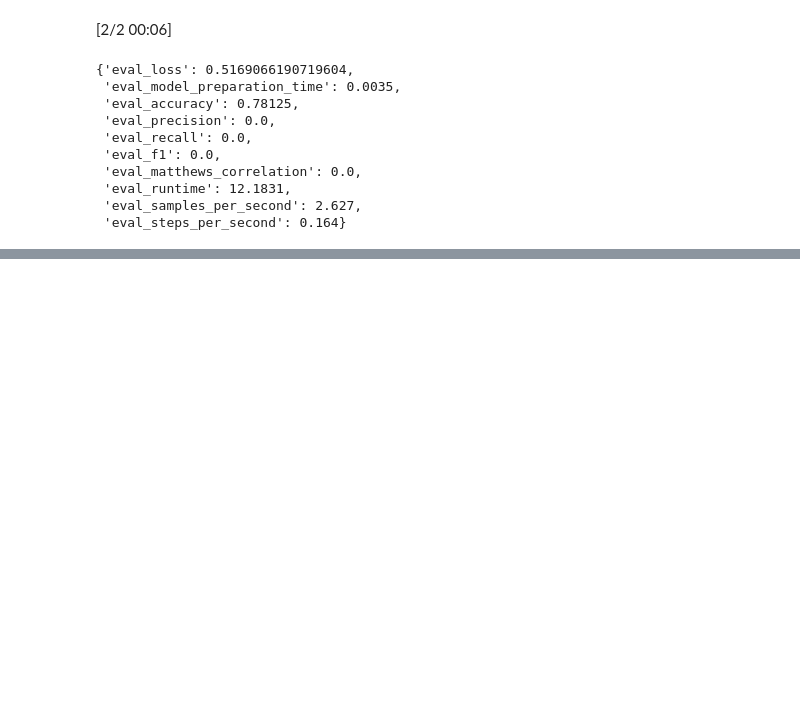
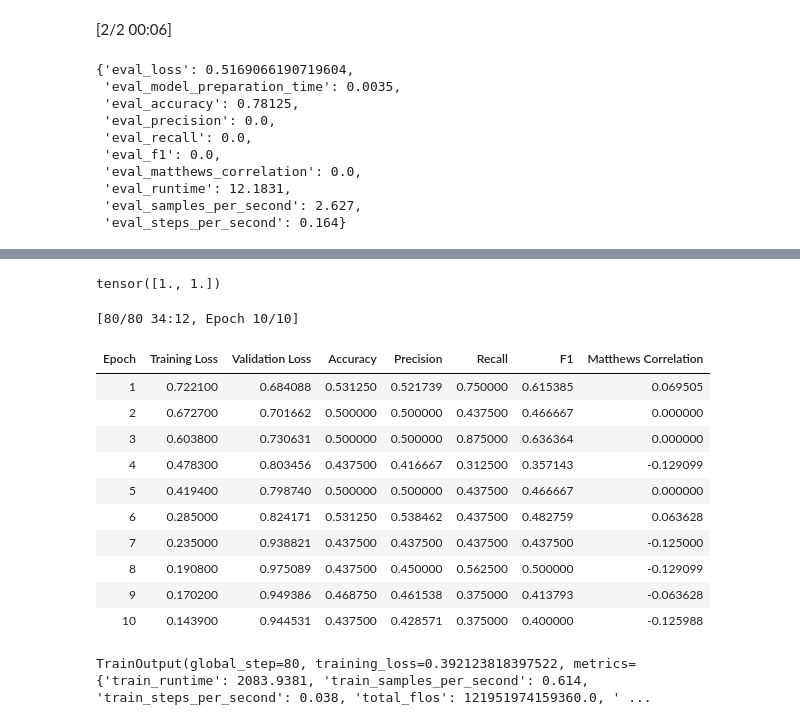
Before and after one commit to Saputoa21/Applied_ML_Spoiler_Detection_Group_Project_2025, a Jupyter notebook: Copy_of_Transformers.ipynb, the cells around one changed output, grey strips where cells are left out. Saved outputs shown, nothing was run; the diff lists cells and outputs as text; code cells hidden in the pictures; blank space fills up the shorter version.

```diff
--- a/Copy_of_Transformers.ipynb
+++ b/Copy_of_Transformers.ipynb
@@ -575,0 +639,11 @@ trainer.evaluate(eval_dataset=small_tokenized_dataset['test'])
+# %%
+from sklearn.utils.class_weight import compute_class_weight
+import numpy as np
+
+# we add weights to improve the results
+labels = small_tokenized_dataset['train']['label']
+class_weights = compute_class_weight(class_weight='balanced', classes=np.unique(labels), y=labels)
+class_weights = torch.tensor(class_weights, dtype=torch.float)
+print(class_weights)
+# %% [output]
+tensor([1., 1.])
@@ -575,0 +708,16 @@ trainer.evaluate(eval_dataset=small_tokenized_dataset['test'])
+# %%
+trainer.train()
+# %% [output]
+[80/80 34:12, Epoch 10/10]
+| Epoch | Training Loss | Validation Loss | Accuracy | Precision | Recall | F1 | Matthews Correlation |
+| 1 | 0.722100 | 0.684088 | 0.531250 | 0.521739 | 0.750000 | 0.615385 | 0.069505 |
+| 2 | 0.672700 | 0.701662 | 0.500000 | 0.500000 | 0.437500 | 0.466667 | 0.000000 |
+| 3 | 0.603800 | 0.730631 | 0.500000 | 0.500000 | 0.875000 | 0.636364 | 0.000000 |
+| 4 | 0.478300 | 0.803456 | 0.437500 | 0.416667 | 0.312500 | 0.357143 | -0.129099 |
+| 5 | 0.419400 | 0.798740 | 0.500000 | 0.500000 | 0.437500 | 0.466667 | 0.000000 |
+| 6 | 0.285000 | 0.824171 | 0.531250 | 0.538462 | 0.437500 | 0.482759 | 0.063628 |
+| 7 | 0.235000 | 0.938821 | 0.437500 | 0.437500 | 0.437500 | 0.437500 | -0.125000 |
+| 8 | 0.190800 | 0.975089 | 0.437500 | 0.450000 | 0.562500 | 0.500000 | -0.129099 |
+| 9 | 0.170200 | 0.949386 | 0.468750 | 0.461538 | 0.375000 | 0.413793 | -0.063628 |
+| 10 | 0.143900 | 0.944531 | 0.437500 | 0.428571 | 0.375000 | 0.400000 | -0.125988 |
+TrainOutput(global_step=80, training_loss=0.392123818397522, metrics={'train_runtime': 2083.9381, 'train_samples_per_second': 0.614, 'train_steps_per_second': 0.038, 'total_flos': 121951974159360.0, ' ...
```
Also changed, not shown: parts of 14 cells of this notebook.
